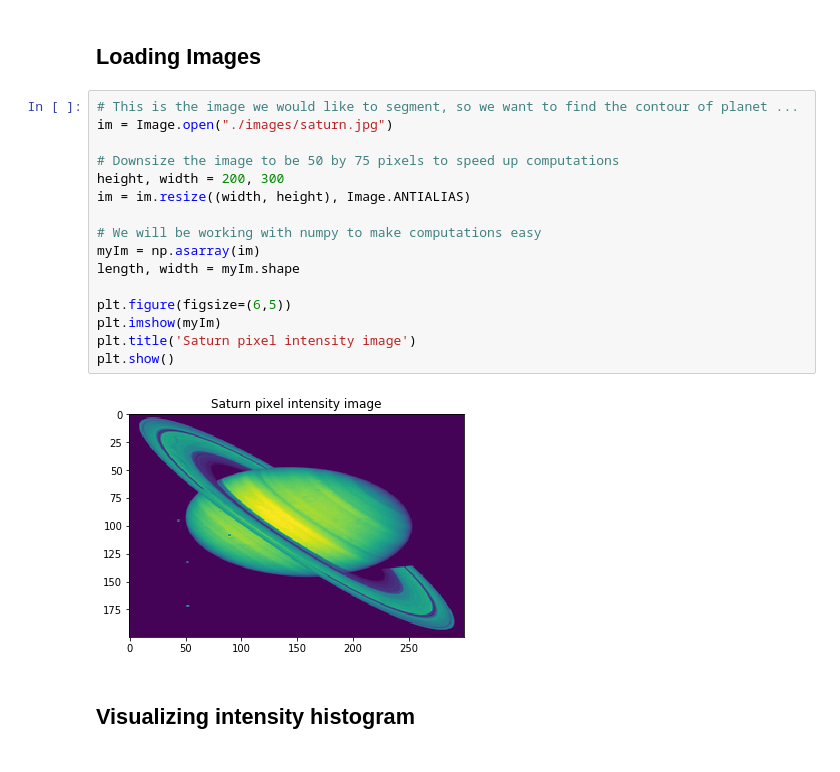
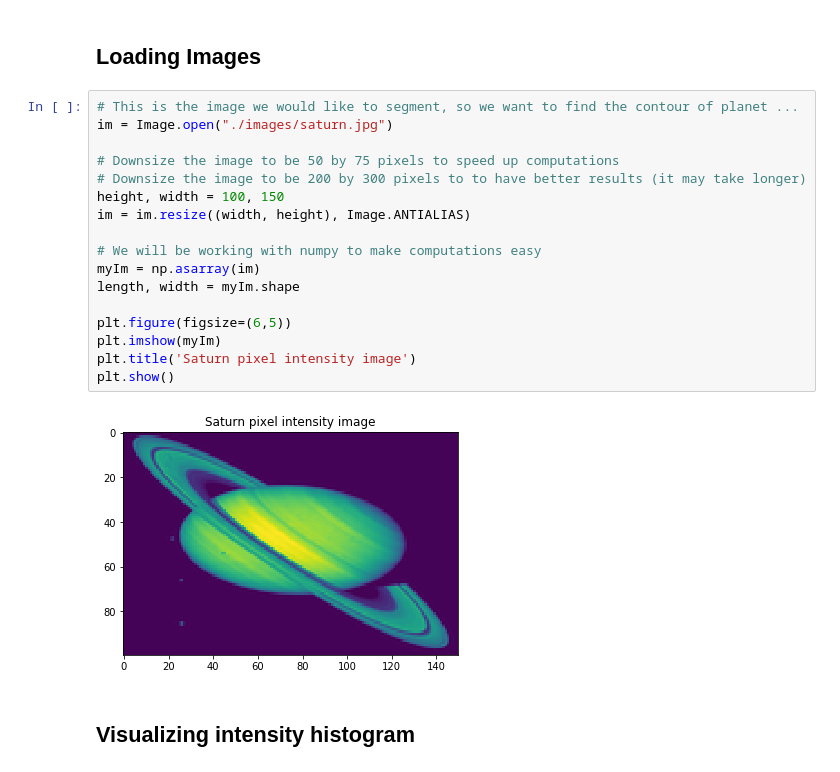
Before and after one commit to A-EL-YAAGOUBI/ML, a Jupyter notebook: Computer Vision/ImageSegmentation_Using_GraphCut.ipynb, the cells around one changed output. Cells and saved outputs as stored; diff of their text form.

```diff
--- a/Computer Vision/ImageSegmentation_Using_GraphCut.ipynb
+++ b/Computer Vision/ImageSegmentation_Using_GraphCut.ipynb
@@ -14,21 +14,22 @@ np.random.seed(7)
 # %%
 # This is the image we would like to segment, so we want to find the contour of planet ...
 im = Image.open("./images/saturn.jpg")
 
 # Downsize the image to be 50 by 75 pixels to speed up computations
-height, width = 200, 300
+# Downsize the image to be 200 by 300 pixels to to have better results (it may take longer)
+height, width = 100, 150
 im = im.resize((width, height), Image.ANTIALIAS)
 
 # We will be working with numpy to make computations easy
 myIm = np.asarray(im)
 length, width = myIm.shape
 
 plt.figure(figsize=(6,5))
 plt.imshow(myIm)
 plt.title('Saturn pixel intensity image')
 plt.show()
 # %% [output]
-[figure, old version]
+[figure, new version]
 # %% [markdown]
 ## Visualizing intensity histogram
 # %%
```
Also changed, not shown: parts of 10 cells of this notebook.
